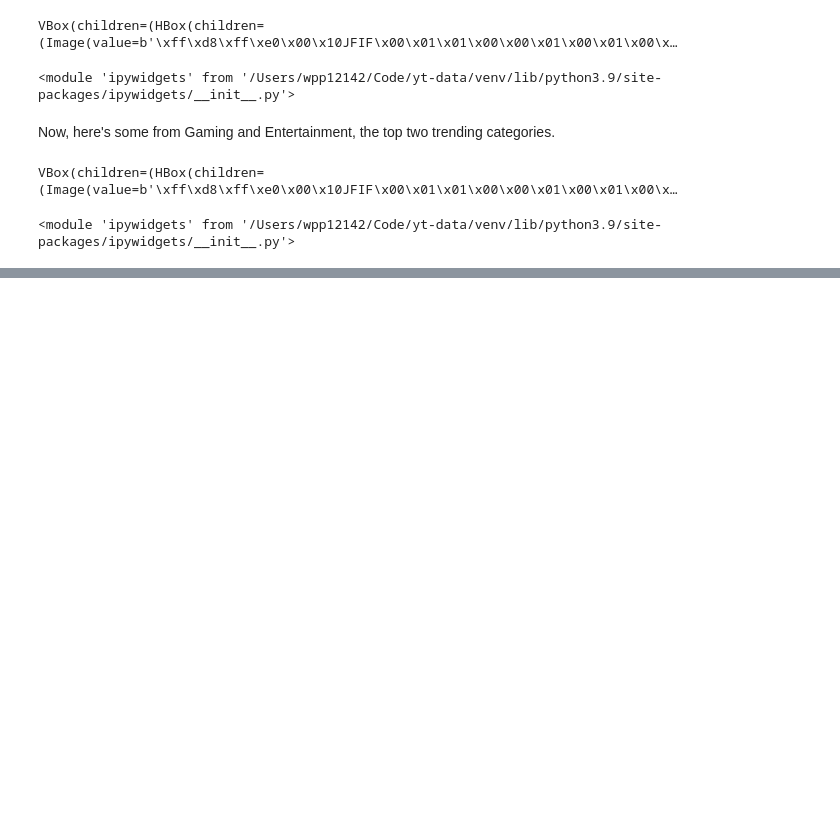
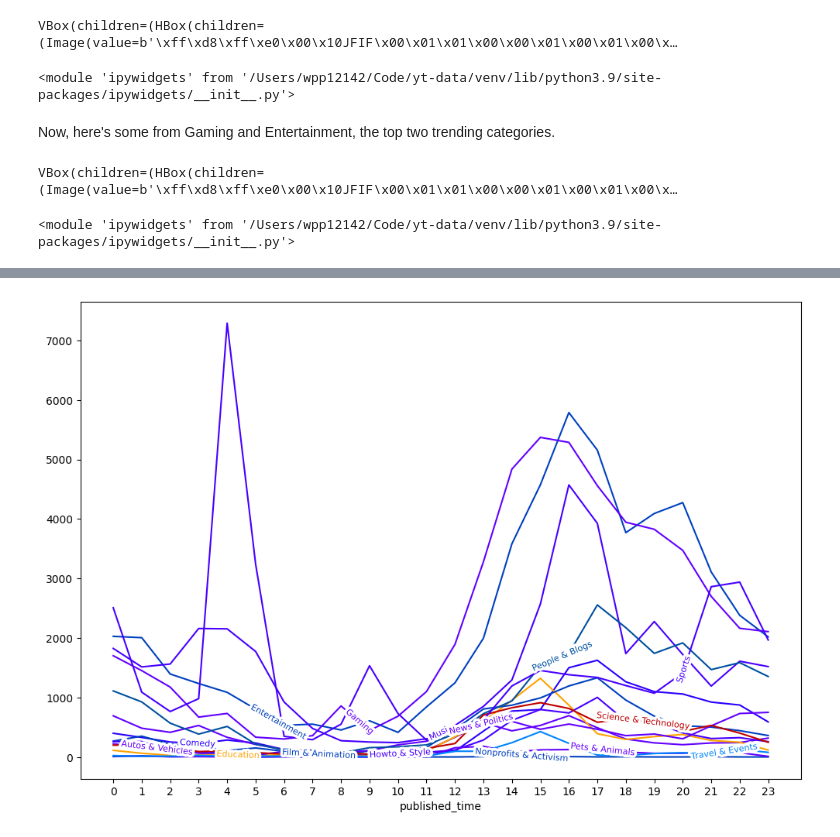
Before and after one commit to raven-cruz/Successful-YouTube-Videos, a Jupyter notebook: yt-data.ipynb, the cells around one changed output, grey strips where cells are left out. Cells and saved outputs as stored; diff of their text form; code cells hidden in the pictures; blank space fills up the shorter version.

Commit message:
TOD lines

```diff
--- a/yt-data.ipynb
+++ b/yt-data.ipynb
@@ -274,0 +277,5 @@ VBox(children=(HBox(children=(Image(value=b'\xff\xd8\xff\xe0\x00\x10JFIF\x00\x01
+# %%
+published_time_df = yt_df[["publishedAt", "category_name"]].copy()
+published_time_df["publishedAt"] = pd.to_datetime(published_at_df["publishedAt"], format="ISO8601")
+published_time_df["published_time"] = published_at_df["publishedAt"].dt.hour
+published_time_df
@@ -274,0 +296,3 @@ VBox(children=(HBox(children=(Image(value=b'\xff\xd8\xff\xe0\x00\x10JFIF\x00\x01
+# %%
+published_time_stats = pd.crosstab(published_time_df["published_time"], published_time_df["category_name"])
+published_time_stats
@@ -274,0 +318,12 @@ VBox(children=(HBox(children=(Image(value=b'\xff\xd8\xff\xe0\x00\x10JFIF\x00\x01
+# %%
+ax2 = published_time_stats.plot.line(
+    figsize=(12, 8),
+    xticks=range(len(published_time_stats.index)),
+    legend=False,
+    color=[highlight_lines.get(category, random.choice(line_colors)) for category in published_time_stats.columns]
+)
+
+labelLines(ax2.get_lines(), align=True, fontsize=8)
+plt.show()
+# %% [output]
+[figure, added]
```
Also changed, not shown: parts of 5 cells of this notebook.
